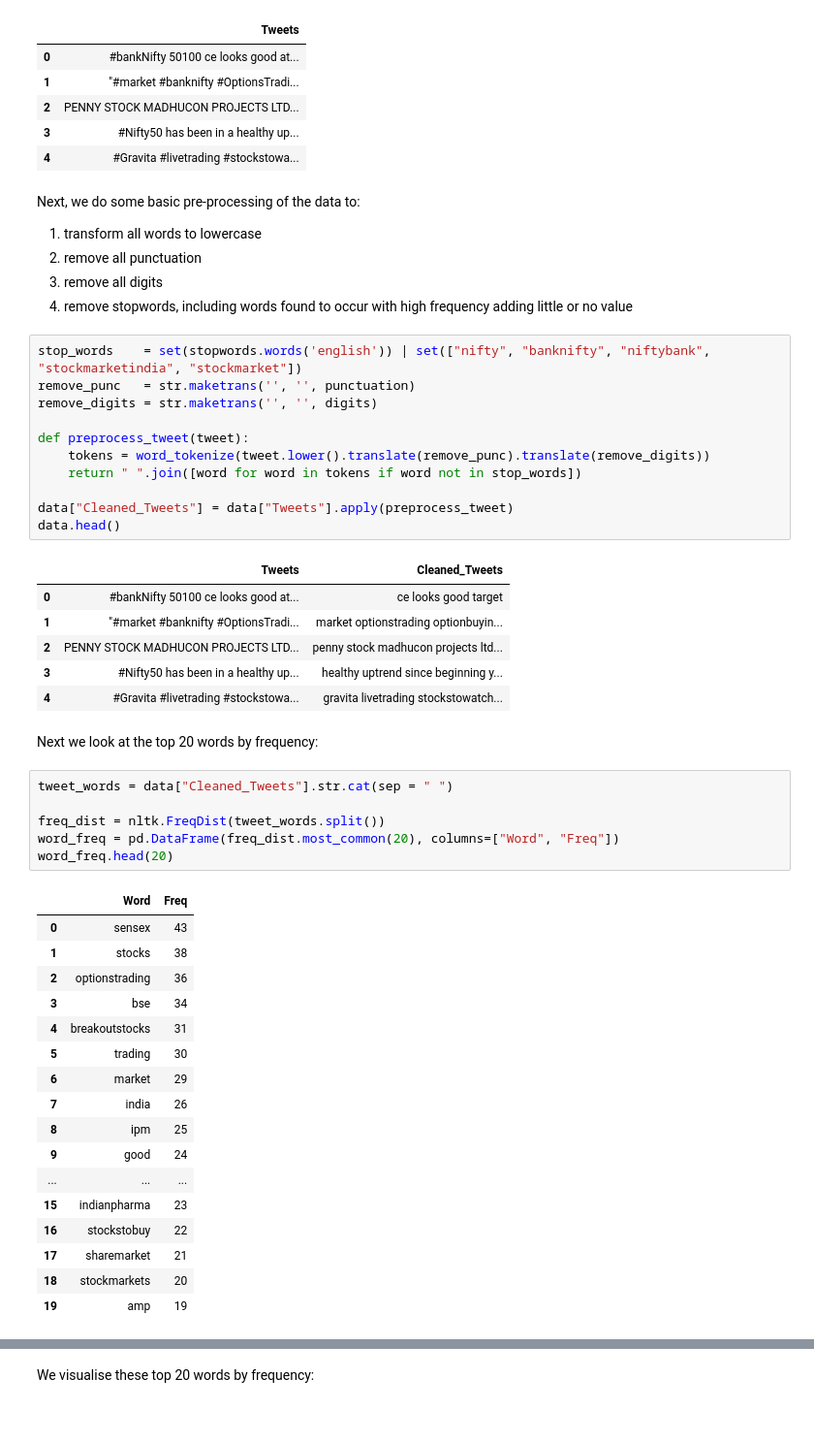
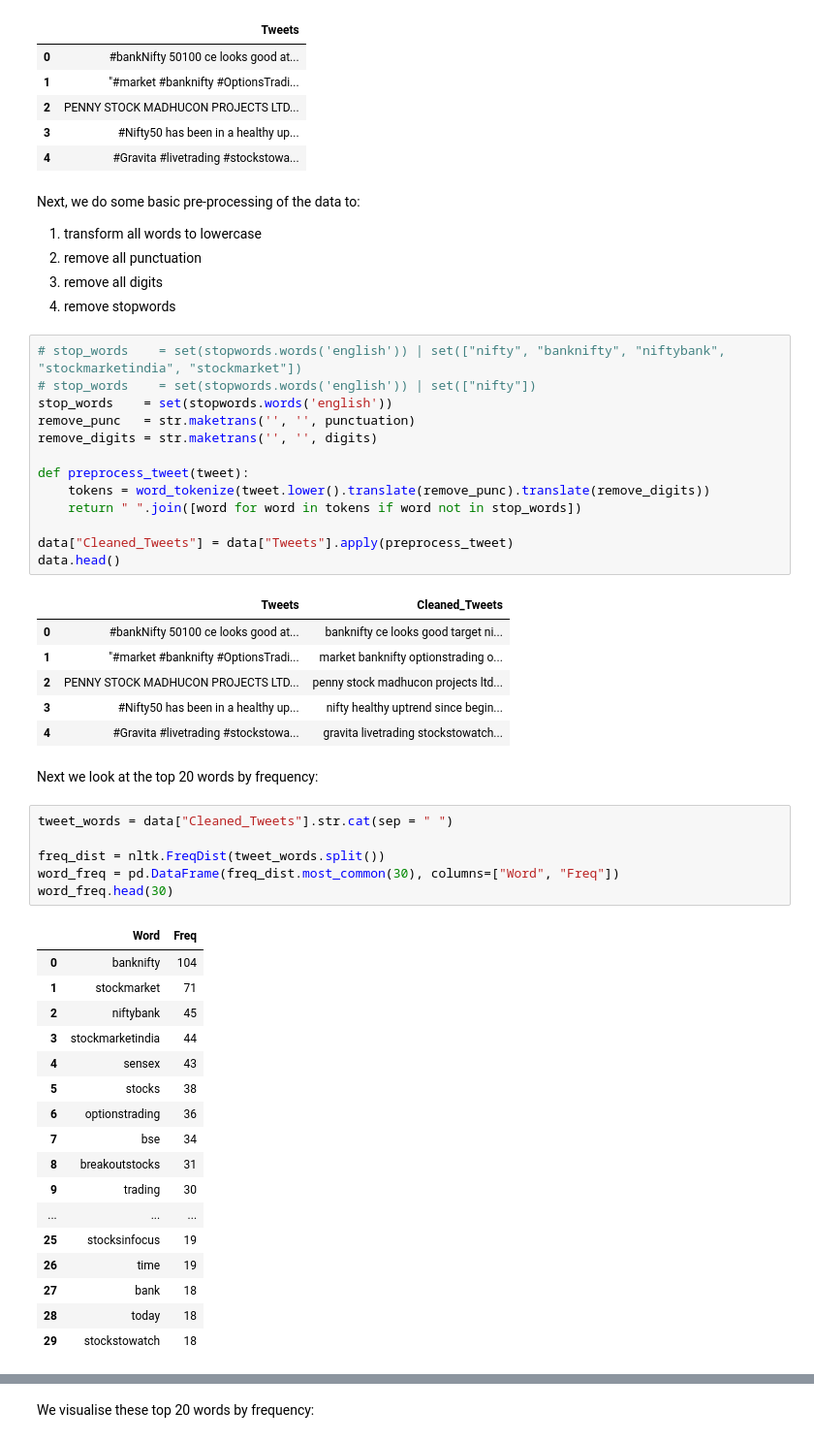
Before and after one commit to cowboysmall-courses/dsi-dsp, a Jupyter notebook: report/report.ipynb, the cells around one changed output, grey strips where cells are left out. Shown at 97% size. Cells and saved outputs as stored; diff of their text form.

```diff
--- a/report/report.ipynb
+++ b/report/report.ipynb
@@ -1162,9 +1162,11 @@ Next, we do some basic pre-processing of the data to:
 1. transform all words to lowercase
 2. remove all punctuation
 3. remove all digits
-4. remove stopwords, including words found to occur with high frequency adding little or no value
+4. remove stopwords
 # %%
-stop_words    = set(stopwords.words('english')) | set(["nifty", "banknifty", "niftybank", "stockmarketindia", "stockmarket"])
+# stop_words    = set(stopwords.words('english')) | set(["nifty", "banknifty", "niftybank", "stockmarketindia", "stockmarket"])
+# stop_words    = set(stopwords.words('english')) | set(["nifty"])
+stop_words    = set(stopwords.words('english'))
 remove_punc   = str.maketrans('', '', punctuation)
 remove_digits = str.maketrans('', '', digits)
 
@@ -1176,34 +1178,34 @@ data["Cleaned_Tweets"] = data["Tweets"].apply(preprocess_tweet)
 data.head()
 # %% [output]
 |  | Tweets | Cleaned_Tweets |
-| 0 | #bankNifty 50100 ce looks good at... | ce looks good target |
-| 1 | "#market #banknifty #OptionsTradi... | market optionstrading optionbuyin... |
+| 0 | #bankNifty 50100 ce looks good at... | banknifty ce looks good target ni... |
+| 1 | "#market #banknifty #OptionsTradi... | market banknifty optionstrading o... |
 | 2 | PENNY STOCK MADHUCON PROJECTS LTD... | penny stock madhucon projects ltd... |
-| 3 | #Nifty50 has been in a healthy up... | healthy uptrend since beginning y... |
+| 3 | #Nifty50 has been in a healthy up... | nifty healthy uptrend since begin... |
 | 4 | #Gravita #livetrading #stockstowa... | gravita livetrading stockstowatch... |
 # %% [markdown]
 Next we look at the top 20 words by frequency:
 # %%
 tweet_words = data["Cleaned_Tweets"].str.cat(sep = " ")
 
 freq_dist = nltk.FreqDist(tweet_words.split())
-word_freq = pd.DataFrame(freq_dist.most_common(20), columns=["Word", "Freq"])
-word_freq.head(20)
+word_freq = pd.DataFrame(freq_dist.most_common(30), columns=["Word", "Freq"])
+word_freq.head(30)
 # %% [output]
 |  | Word | Freq |
-| 0 | sensex | 43 |
-| 1 | stocks | 38 |
-| 2 | optionstrading | 36 |
-| 3 | bse | 34 |
-| 4 | breakoutstocks | 31 |
-| 5 | trading | 30 |
-| 6 | market | 29 |
-| 7 | india | 26 |
-| 8 | ipm | 25 |
-| 9 | good | 24 |
+| 0 | banknifty | 104 |
+| 1 | stockmarket | 71 |
+| 2 | niftybank | 45 |
+| 3 | stockmarketindia | 44 |
+| 4 | sensex | 43 |
+| 5 | stocks | 38 |
+| 6 | optionstrading | 36 |
+| 7 | bse | 34 |
+| 8 | breakoutstocks | 31 |
+| 9 | trading | 30 |
 | ... | ... | ... |
-| 15 | indianpharma | 23 |
-| 16 | stockstobuy | 22 |
-| 17 | sharemarket | 21 |
-| 18 | stockmarkets | 20 |
-| 19 | amp | 19 |
+| 25 | stocksinfocus | 19 |
+| 26 | time | 19 |
+| 27 | bank | 18 |
+| 28 | today | 18 |
+| 29 | stockstowatch | 18 |
```
Also changed, not shown: parts of 11 cells of this notebook.
